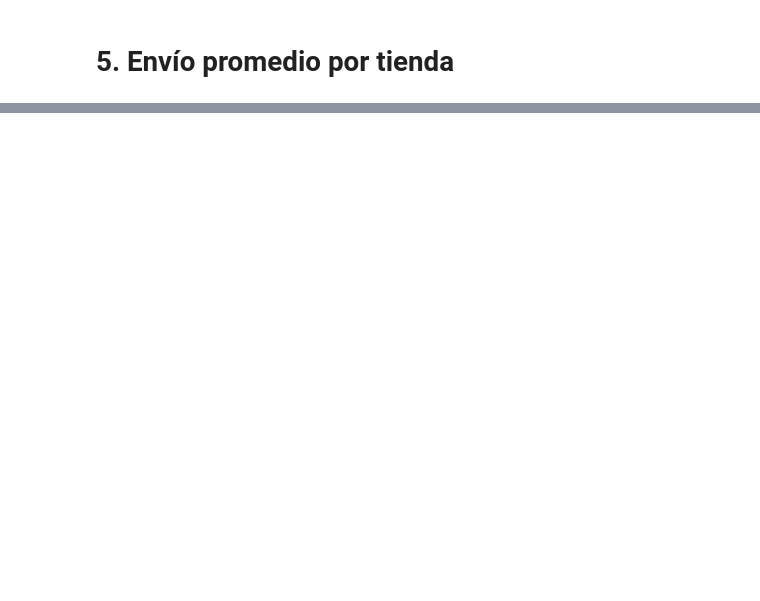
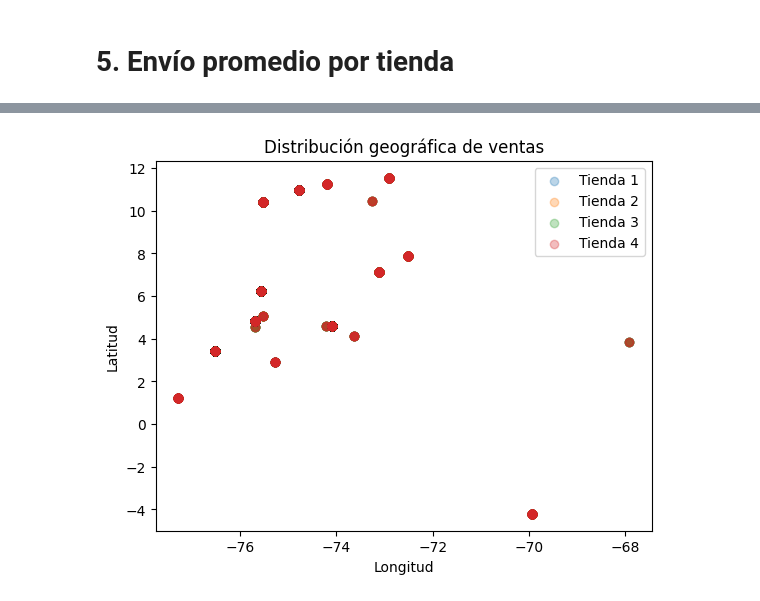
Before and after one commit to Scf300/Challenge-Alura-Store, a Jupyter notebook: AluraStoreLatam.ipynb, the cells around one changed output, grey strips where cells are left out. Saved outputs shown, nothing was run; the diff lists cells and outputs as text; code cells hidden in the pictures; blank space fills up the shorter version.

```diff
--- a/AluraStoreLatam.ipynb
+++ b/AluraStoreLatam.ipynb
@@ -793,2 +875,15 @@ print(n_productos_4)
 # %% [markdown]
 # 5. Envío promedio por tienda
+# %%
+# Análisis por categoría y producto
+for i, tienda in enumerate([tienda, tienda2, tienda3, tienda4], start=1):
+    print(f"Tienda {i}: Ventas por categoria")
+    print(tienda.groupby('Categoría del Producto')['Precio'].sum().sort_values(ascending=False))
+    print('\n')
+
+for i, df in enumerate([tienda, tienda2, tienda3, tienda4], start=1):
+    print(f"Tienda {i}: Productos más vendidos (cantidad)")
+    print(df['Producto'].value_counts().head(10))
+    print(f"Tienda {i}: Productos con mayor facturación")
+    print(df.groupby('Producto')['Precio'].sum().sort_values(ascending=False).head(10))
+    print('\n')
@@ -794,0 +908,6 @@ print(n_productos_4)
+# %%
+# Métodos de pago
+for i, df in enumerate([tienda, tienda2, tienda3, tienda4], start=1):
+    print(f"Tienda {i}: Distribución métodos de pago")
+    print(df['Método de pago'].value_counts(normalize=True) * 100)
+    print('\n')
@@ -794,0 +932,14 @@ print(n_productos_4)
+# %%
+
+# Visualización geográfica
+import matplotlib.pyplot as plt
+
+for i, df in enumerate([tienda, tienda2, tienda3, tienda4], start=1):
+    plt.scatter(df['lon'], df['lat'], alpha=0.3, label=f'Tienda {i}')
+plt.xlabel('Longitud')
+plt.ylabel('Latitud')
+plt.title('Distribución geográfica de ventas')
+plt.legend()
+plt.show()
+# %% [output]
+[figure, added]
```
Also changed, not shown: parts of 17 cells of this notebook.
